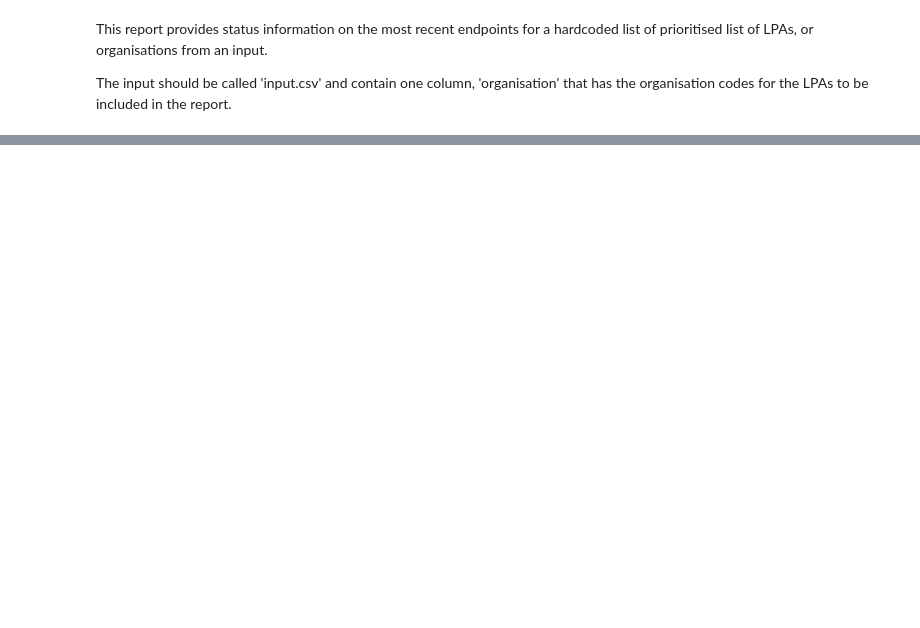
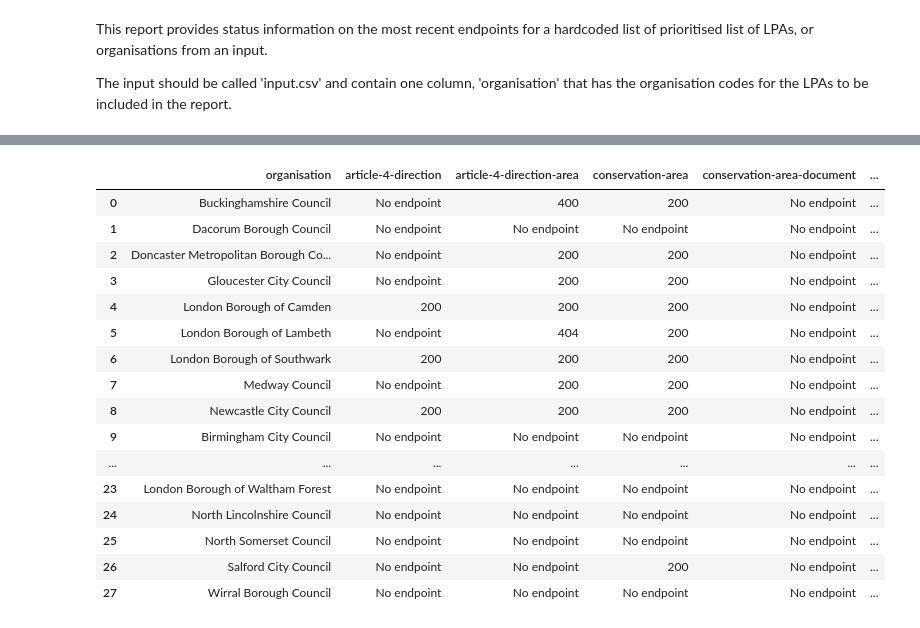
Before and after one commit to digital-land/jupyter-analysis, a Jupyter notebook: service_report/endpoint_status_master_report.ipynb, the cells around one changed output, grey strips where cells are left out. Drawn from its saved outputs; the diff is of its cells as text; code cells hidden in the pictures; blank space fills up the shorter version.

```diff
--- a/service_report/endpoint_status_master_report.ipynb
+++ b/service_report/endpoint_status_master_report.ipynb
@@ -132,40 +134,76 @@ def compute_status(existing_statuses, collection, status):
         if existing_statuses[collection] == 200:
             return status
         elif existing_statuses[collection] == 'No endpoint':
             return status
         else:
             return existing_statuses[collection]
     else:
         return status
 
 rows_list = []
 for organisation in organisation_list:
     df = all_orgs_recent_endpoints[organisation]
+    df = df[pd.isna(df['end_date'])]
     try:
         name = organisation_name_dict[organisation]
     except:
         name = organisation
     statuses = {}
     for collection in pipelines_list:
         status = df[df['pipelines'] == collection]['status']
+        df_datasets = pd.DataFrame(df['pipelines'], columns=["pipelines"])
+        list_datasets = df_datasets['pipelines'].tolist()
         if ',' in collection:
-            datasets = collection.split(',')
-            if status.empty or pd.isna(status.values[0]):
+            for ds in list_datasets:
+                if ',' in ds:
+                    datasets = collection.split(',')
+                    status = pd.Series(status)
+                    if status.empty or (status=='No endpoint').any():
+                        status = 'No endpoint'
+                    else:
+                        if not pd.isna(status.values[0]):
+                            status = int(status.values[0])
+                        else:
+                            status='Nan'
+                    for i in datasets:
+                        statuses[i] = compute_status(statuses, i, status)
+        else:
+            if status.empty:
                 status = 'No endpoint'
             else:
-                status = int(status.values[0])
-            for i in datasets:
-                statuses[i] = compute_status(statuses, i, status)
-        else:
-            if status.empty or pd.isna(status.values[0]):
-                status = 'No endpoint'
-            else:
-                status = int(status.values[0])
+                df_status = status.to_frame()
+                df_no_duplicates = df_status.drop_duplicates()
+                df_filtered = df_no_duplicates[df_no_duplicates['status'] != 200]
+                if df_filtered.size>0:
+                    if not pd.isna(df_filtered.iloc[0, 0]):
+                        status=int(df_filtered.iloc[0, 0])
+                    else:
+                        status='NaN'
+                else:
+                    status=200
             statuses[collection] = compute_status(statuses, collection, status)
     new_row = {'organisation': name}
     new_row.update(statuses)
     rows_list.append(new_row)
 
 output_df = pd.DataFrame(rows_list, columns=['organisation', *collection_list])
 output_df.to_csv('endpoint_status_master_report.csv', index=False)
 output_df.style.applymap(compute_cell_colour, subset=collection_list)
+# %% [output]
+|  | organisation | article-4-direction | article-4-direction-area | conservation-area | conservation-area-document | ... |
+| 0 | Buckinghamshire Council | No endpoint | 400 | 200 | No endpoint | ... |
+| 1 | Dacorum Borough Council | No endpoint | No endpoint | No endpoint | No endpoint | ... |
+| 2 | Doncaster Metropolitan Borough Co... | No endpoint | 200 | 200 | No endpoint | ... |
+| 3 | Gloucester City Council | No endpoint | 200 | 200 | No endpoint | ... |
+| 4 | London Borough of Camden | 200 | 200 | 200 | No endpoint | ... |
+| 5 | London Borough of Lambeth | No endpoint | 404 | 200 | No endpoint | ... |
+| 6 | London Borough of Southwark | 200 | 200 | 200 | No endpoint | ... |
+| 7 | Medway Council | No endpoint | 200 | 200 | No endpoint | ... |
+| 8 | Newcastle City Council | 200 | 200 | 200 | No endpoint | ... |
+| 9 | Birmingham City Council | No endpoint | No endpoint | No endpoint | No endpoint | ... |
+| ... | ... | ... | ... | ... | ... | ... |
+| 23 | London Borough of Waltham Forest | No endpoint | No endpoint | No endpoint | No endpoint | ... |
+| 24 | North Lincolnshire Council | No endpoint | No endpoint | No endpoint | No endpoint | ... |
+| 25 | North Somerset Council | No endpoint | No endpoint | No endpoint | No endpoint | ... |
+| 26 | Salford City Council | No endpoint | No endpoint | 200 | No endpoint | ... |
+| 27 | Wirral Borough Council | No endpoint | No endpoint | No endpoint | No endpoint | ... |
```
Also changed, not shown: parts of 1 cell of this notebook, 1 other file.
